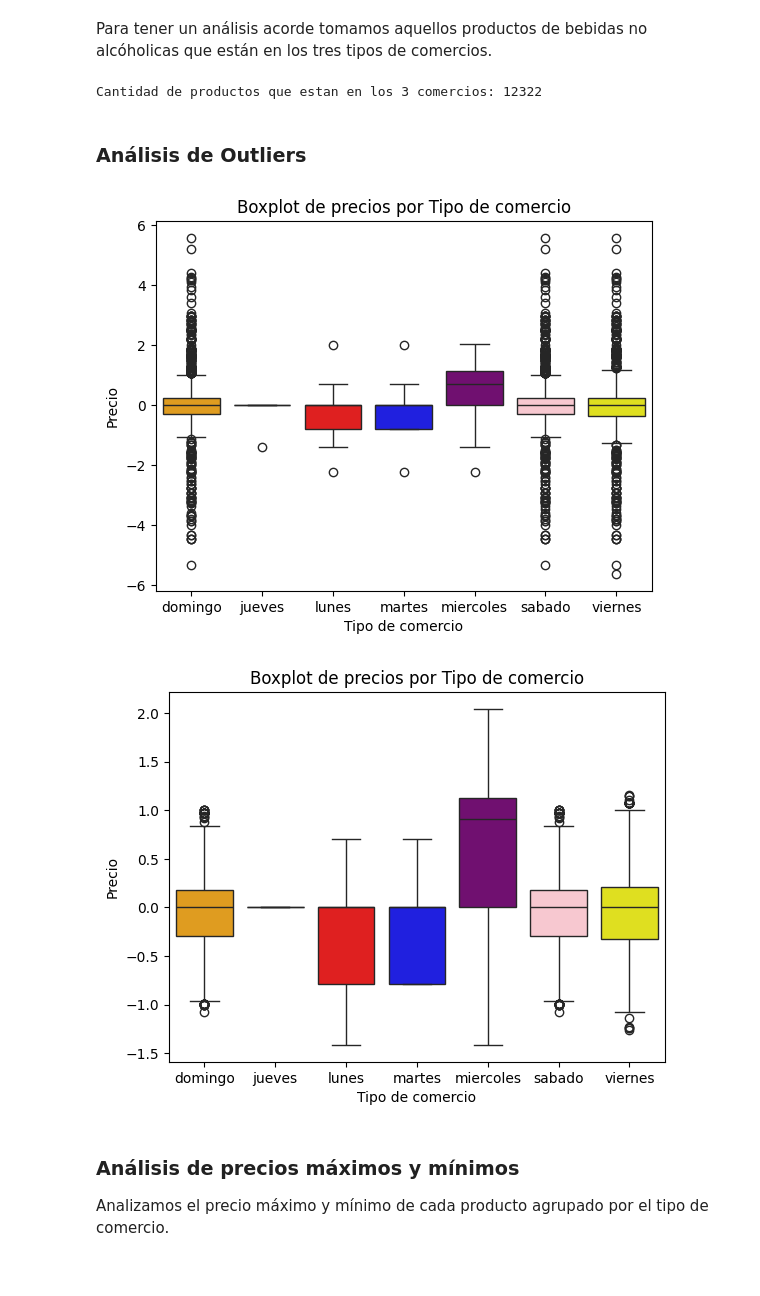
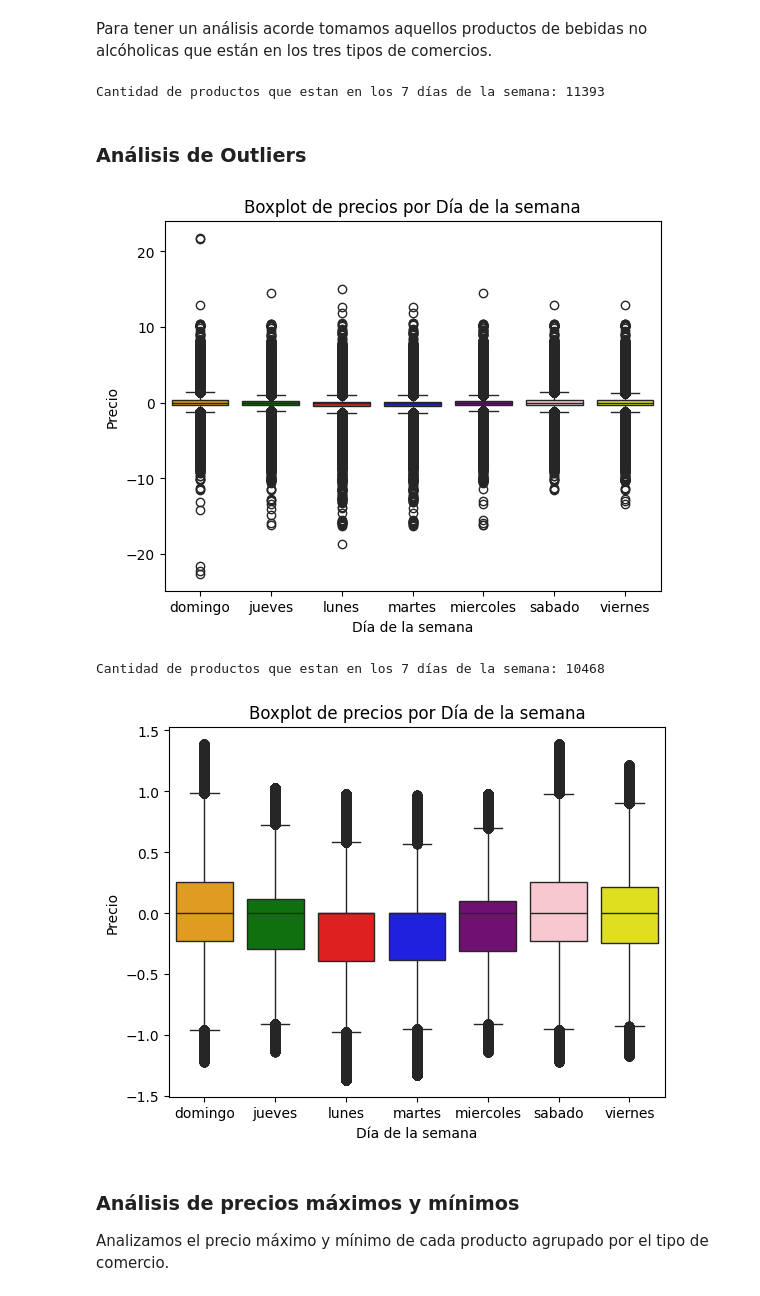
Before and after one commit to CEIA-MBer-ATacc/ceia_add_tps, a Jupyter notebook: TP1/analisis_dia_semana/TP1_dia_semana.ipynb, the cells around one changed output. Cells and saved outputs as stored; diff of their text form; code cells hidden in the pictures.

```diff
--- a/TP1/analisis_dia_semana/TP1_dia_semana.ipynb
+++ b/TP1/analisis_dia_semana/TP1_dia_semana.ipynb
@@ -105,28 +105,28 @@ De la ultima celda podemos analizar que hay productos que estan en TODAS las suc
 # %% [markdown]
 Para tener un análisis acorde tomamos aquellos productos de bebidas no alcóholicas que están en los tres tipos de comercios.
 # %%
-# Contar el número de sucursales únicas por producto
-productos_en_todas_sucursales = productos_df.groupby('id_producto')['dia_semana'].nunique()
+# Contar el número de días únicos por producto
+productos_en_todos_los_dias_de_semana = productos_df.groupby('id_producto')['dia_semana'].nunique()
 
-# Filtrar los productos que están en todas los comercios, que en nuestro caso son 3, expres, hiper, market
-productos_en_todas_sucursales = productos_en_todas_sucursales[productos_en_todas_sucursales == 3].index
+# Filtrar los productos que están en todas los días de la semana
+productos_en_todos_los_dias_de_semana = productos_en_todos_los_dias_de_semana[productos_en_todos_los_dias_de_semana == 7].index
 
 # Filtrar el DataFrame original
-productos_df_en_varias_sucursales = productos_df[productos_df['id_producto'].isin(productos_en_todas_sucursales)]
-print(f"Cantidad de productos que estan en los 3 comercios: {len(productos_df_en_varias_sucursales['id_producto'].value_counts())}")
+productos_df_dias_de_semana = productos_df[productos_df['id_producto'].isin(productos_en_todos_los_dias_de_semana)]
+print(f"Cantidad de productos que estan en los 7 días de la semana: {productos_df_dias_de_semana['id_producto'].nunique()}")
 # %% [output]
-Cantidad de productos que estan en los 3 comercios: 12322
+Cantidad de productos que estan en los 7 días de la semana: 11393
 # %% [markdown]
 ### **Análisis de Outliers**
 # %%
-sns.boxplot(x='dia_semana', y='precio_zscore', hue='dia_semana', data=productos_df_en_varias_sucursales, palette=colores, legend=False)
+sns.boxplot(x='dia_semana', y='precio_zscore', hue='dia_semana', data=productos_df_dias_de_semana, palette=colores, legend=False)
 
-plt.title('Boxplot de precios por Tipo de comercio')
-plt.xlabel('Tipo de comercio')
+plt.title('Boxplot de precios por Día de la semana')
+plt.xlabel('Día de la semana')
 plt.ylabel('Precio')
 plt.show()
 # %% [output]
-[figure, old version]
+[figure, new version]
 # %%
 def remove_outliers_iqr(group):
     Q1 = group['precio_zscore'].quantile(0.25)
@@ -137,16 +137,28 @@ def remove_outliers_iqr(group):
     return group[(group['precio_zscore'] >= lower) & (group['precio_zscore'] <= upper)]
 
 # Aplica la función por categoría
-productos_df_en_varias_sucursales = productos_df_en_varias_sucursales.groupby('dia_semana', group_keys=False).apply(remove_outliers_iqr)
+productos_df_dias_de_semana = productos_df_dias_de_semana.groupby('dia_semana', group_keys=False).apply(remove_outliers_iqr)
+# %%
+# Contar el número de días únicos por producto
+productos_en_todos_los_dias_de_semana = productos_df_dias_de_semana.groupby('id_producto')['dia_semana'].nunique()
+
+# Filtrar los productos que están en todas los días de la semana
+productos_en_todos_los_dias_de_semana = productos_en_todos_los_dias_de_semana[productos_en_todos_los_dias_de_semana == 7].index
+
+# Filtrar el DataFrame original
+productos_df_dias_de_semana = productos_df_dias_de_semana[productos_df_dias_de_semana['id_producto'].isin(productos_en_todos_los_dias_de_semana)]
+print(f"Cantidad de productos que estan en los 7 días de la semana: {productos_df_dias_de_semana['id_producto'].nunique()}")
+# %% [output]
+Cantidad de productos que estan en los 7 días de la semana: 10468
 # %%
-sns.boxplot(x='dia_semana', y='precio_zscore', hue='dia_semana', data=productos_df_en_varias_sucursales, palette=colores, legend=False)
+sns.boxplot(x='dia_semana', y='precio_zscore', hue='dia_semana', data=productos_df_dias_de_semana, palette=colores, legend=False)
 
-plt.title('Boxplot de precios por Tipo de comercio')
-plt.xlabel('Tipo de comercio')
+plt.title('Boxplot de precios por Día de la semana')
+plt.xlabel('Día de la semana')
 plt.ylabel('Precio')
 plt.show()
 # %% [output]
-[figure, old version]
+[figure, new version]
 # %% [markdown]
 ### **Análisis de precios máximos y mínimos**
 
```
Also changed, not shown: parts of 4 cells of this notebook, 25 other files.
